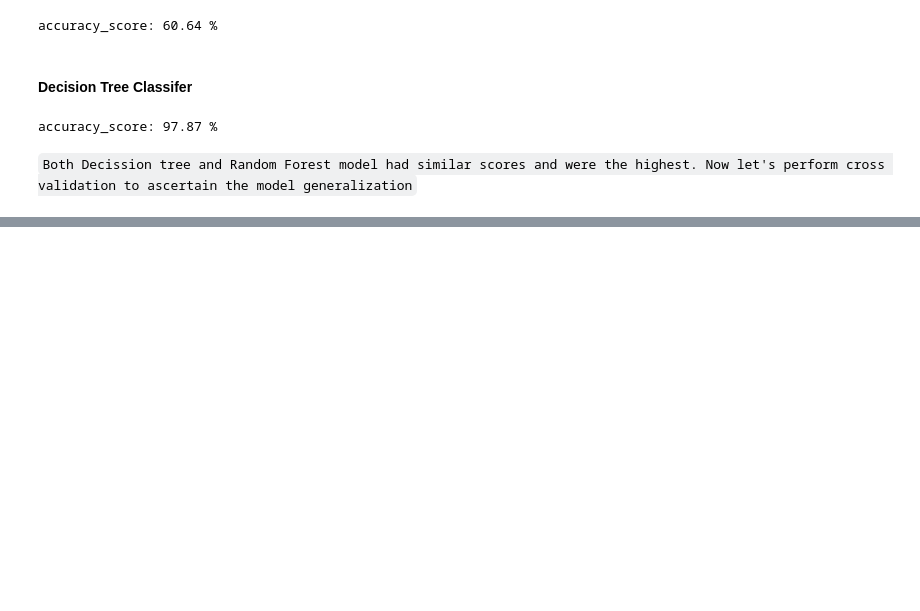
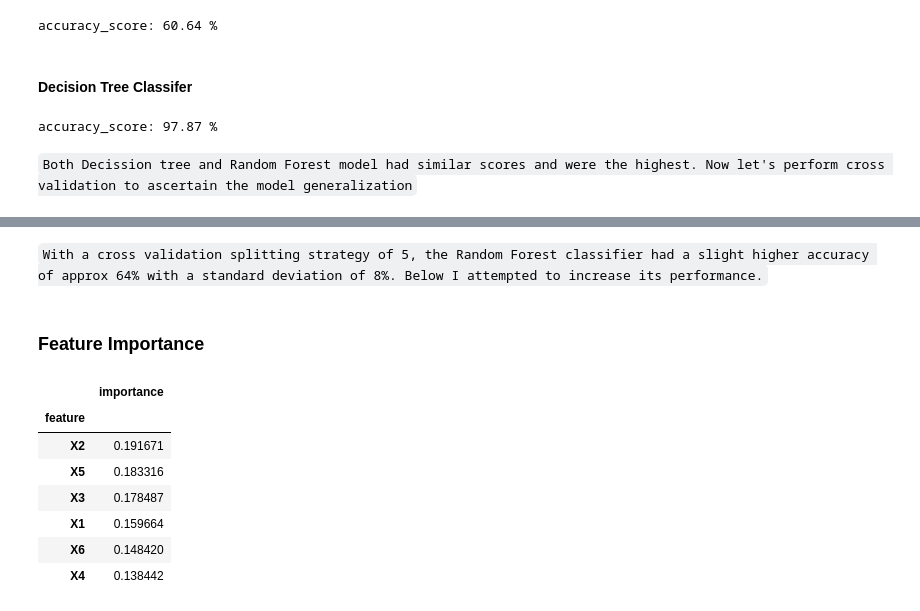
Before and after one commit to Jayplect/Customers-satisfaction, a Jupyter notebook: happiness_survey.ipynb, the cells around one changed output, grey strips where cells are left out. Cells and saved outputs as stored; diff of their text form; code cells hidden in the pictures; blank space fills up the shorter version.

```diff
--- a/happiness_survey.ipynb
+++ b/happiness_survey.ipynb
@@ -296,0 +300,21 @@ Standard Deviation_dtc: 0.10373154736206656
+# %% [markdown]
+`With a cross validation splitting strategy of 5, the Random Forest classifier had a slight higher accuracy of approx 64% with a standard deviation of 8%. Below I attempted to increase its performance.`
+# %% [markdown]
+### Feature Importance
+# %%
+# Random Forests in sklearn will automatically calculate feature importance
+# importances = random_forest.feature_importances_
+# We can sort the features by their importance
+importances = pd.DataFrame(sorted(zip(random_forest.feature_importances_, X.columns), reverse=True))
+importances = importances.rename(columns={0:'importance', 1:'feature'})
+importances = importances.set_index(['feature'])
+importances
+# %% [output]
+|  | importance |
+| feature |  |
+| X2 | 0.191671 |
+| X5 | 0.183316 |
+| X3 | 0.178487 |
+| X1 | 0.159664 |
+| X6 | 0.148420 |
+| X4 | 0.138442 |
```
Also changed, not shown: parts of 11 cells of this notebook.
